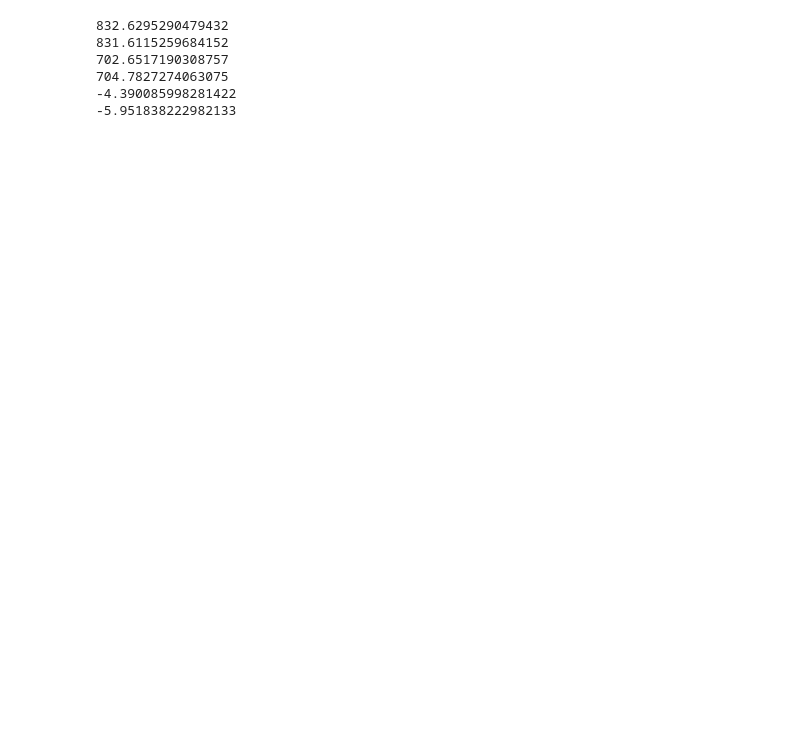
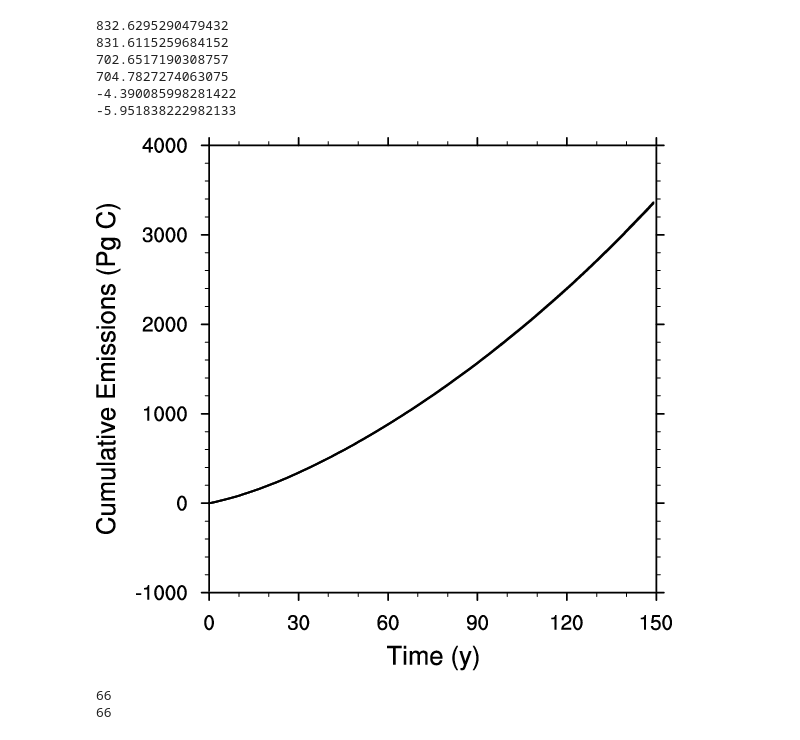
Before and after one commit to ckoven/cesm2_c4mip, a Jupyter notebook: cesm_c4mip.ipynb, the cells around one changed output. Saved outputs shown, nothing was run; the diff lists cells and outputs as text; code cells hidden in the pictures; blank space fills up the shorter version.

Commit message:
added diagnosed emissions budget and updted ckplotlib

```diff
--- a/cesm_c4mip.ipynb
+++ b/cesm_c4mip.ipynb
@@ -736,3 +708,35 @@ print((cSoil_ctrl_global_annual+cVeg_ctrl_global_annual)[-1]-(cSoil_ctrl_global_
 704.7827274063075
 -4.390085998281422
 -5.951838222982133
+# %%
+### calculate the diagnosed emissions timeseries
+ppm_to_pgc = 2.124  # from le quere 2018, which gets it from ballantyne et al 2012
+
+cum_atm_sink = (co2_ful_global_annual - co2_bgc_global_annual[0])*ppm_to_pgc
+
+cum_emissions = cum_atm_sink + cum_lnd_sink_ful + cum_ocn_sink_ful
+
+cum_emissions_nodrift = cum_atm_sink + cum_lnd_sink_ful - cum_lnd_sink_ctrl + cum_ocn_sink_ful - cum_ocn_sink_ctrl
+
+map_funcs.xyplot(np.arange(150), np.row_stack((cum_emissions,cum_emissions_nodrift)), file='cum_emissions', showjupyter=True, xtitle='Time (y)', ytitle='Cumulative Emissions (Pg C)')
+
+year_1000pg_nodrift = np.argmin(np.abs(cum_emissions_nodrift - 1000.))
+
+print(year_1000pg_nodrift)
+
+year_1000pg = np.argmin(np.abs(cum_emissions - 1000.))
+
+print(year_1000pg)
+
+
+#year_4xco2 = np.argmin(np.abs(co2_ful_global_annual - 4.*co2_ful_global_annual[0]))
+#print(year_4xco2)
+
+#year_2xco2 = np.argmin(np.abs(co2_ful_global_annual - 2.*co2_ful_global_annual[0]))
+#print(year_2xco2)
+
+#print(cum_atm_sink[year_4xco2])
+# %% [output]
+[figure, added]
+66
+66
```
Also changed, not shown: parts of 20 cells of this notebook.
